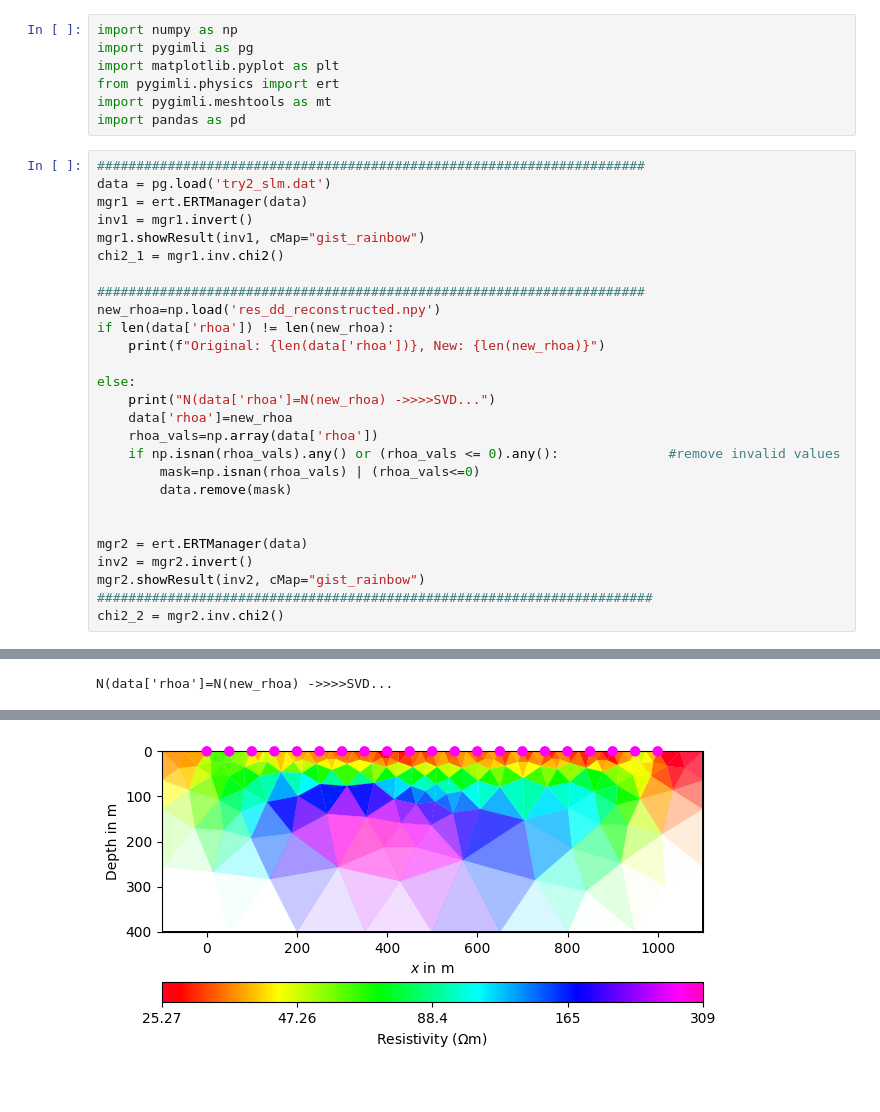
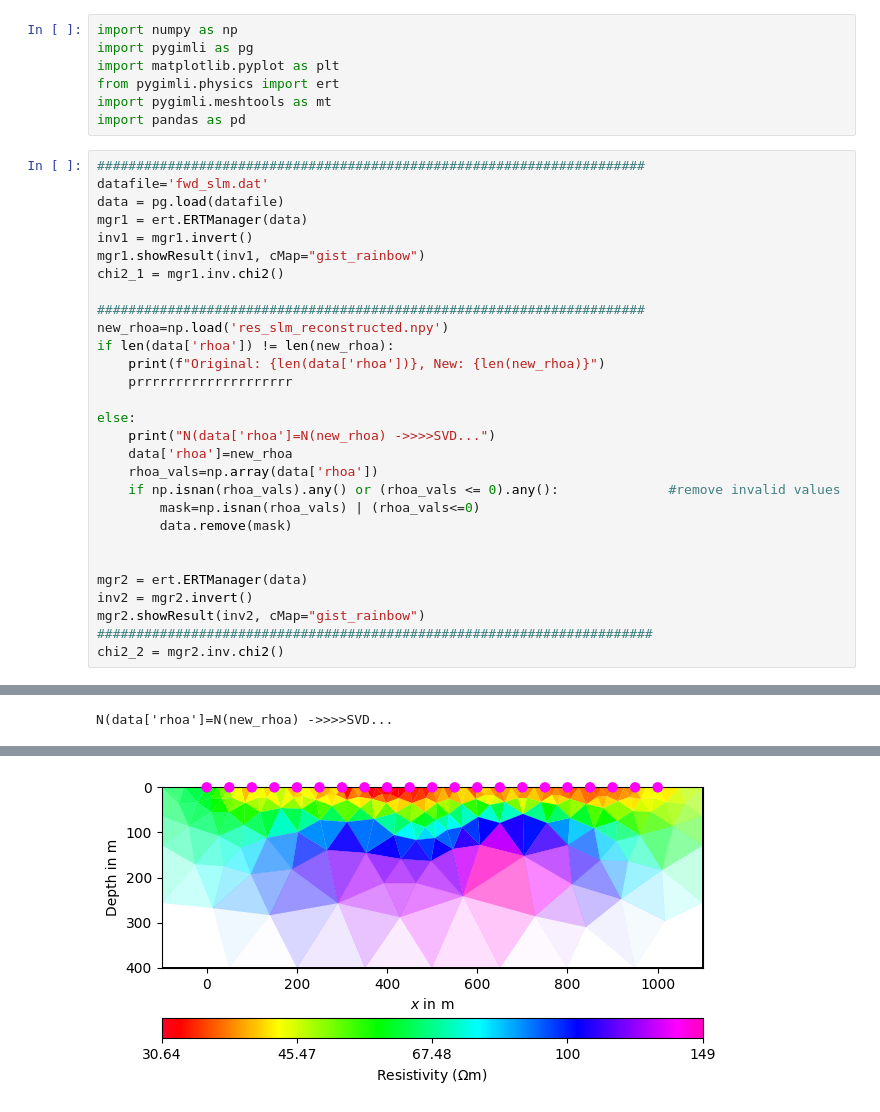
Before and after one commit to sideris25/thesis, a Jupyter notebook: comparison.ipynb, the cells around one changed output, grey strips where cells are left out. Saved outputs shown, nothing was run; the diff lists cells and outputs as text.

```diff
--- a/comparison.ipynb
+++ b/comparison.ipynb
@@ -7,16 +7,18 @@ import pygimli.meshtools as mt
 import pandas as pd
 # %%
 ######################################################################
-data = pg.load('try2_slm.dat')
+datafile='fwd_slm.dat'
+data = pg.load(datafile)
 mgr1 = ert.ERTManager(data)
 inv1 = mgr1.invert()
 mgr1.showResult(inv1, cMap="gist_rainbow")
 chi2_1 = mgr1.inv.chi2()
 
 ######################################################################
-new_rhoa=np.load('res_dd_reconstructed.npy')
+new_rhoa=np.load('res_slm_reconstructed.npy')
 if len(data['rhoa']) != len(new_rhoa):
     print(f"Original: {len(data['rhoa'])}, New: {len(new_rhoa)}")
+    prrrrrrrrrrrrrrrrrrrr
 
 else:
     print("N(data['rhoa']=N(new_rhoa) ->>>>SVD...")
@@ -54,2 +56,2 @@ N(data['rhoa']=N(new_rhoa) ->>>>SVD...
-[figure, old version]
+[figure, new version]
 # %%
```
Also changed, not shown: parts of 2 cells of this notebook, 1 other file.
